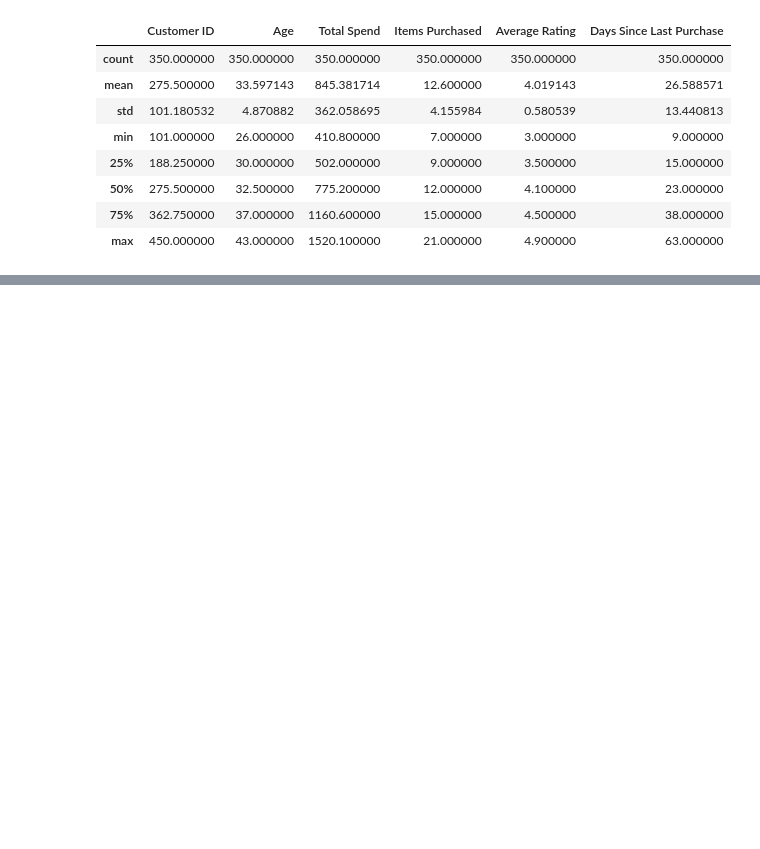
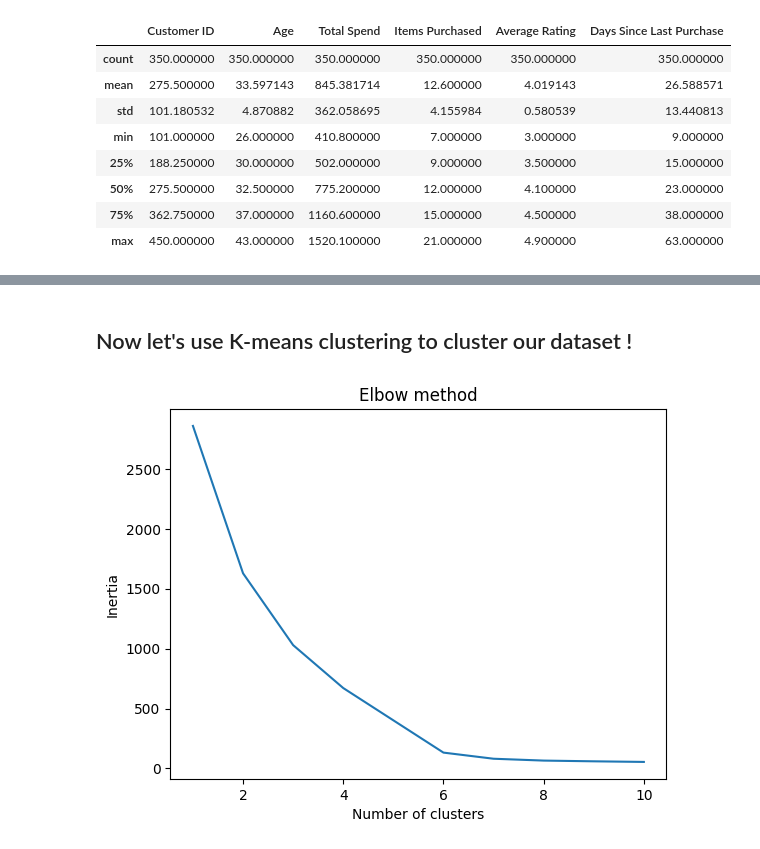
Before and after one commit to LinaSlm/Customer-segmentation-for-targeted-marketing, a Jupyter notebook: analysis.ipynb, the cells around one changed output, grey strips where cells are left out. Saved outputs shown, nothing was run; the diff lists cells and outputs as text; code cells hidden in the pictures; blank space fills up the shorter version.

Commit message:
preprocessing and elbow method

```diff
--- a/analysis.ipynb
+++ b/analysis.ipynb
@@ -89,0 +98,5 @@ df.describe()
+# %%
+# let's create our matrix of features
+
+X = df.drop('Customer ID', axis=1)
+X.head()
@@ -89,0 +110,11 @@ df.describe()
+# %%
+# encoding categorical data
+# then scaling the data such that the algorithm won't weight one feature more heavily than another and avoid disproportions
+# this also helps the distance metrics (wcss) more meaningful
+
+ct = ColumnTransformer(transformers=[('encoder', OneHotEncoder(), ['Gender','City','Membership Type','Discount Applied','Satisfaction Level']),
+                                    ('scaler', StandardScaler(), ['Age','Total Spend','Items Purchased','Average Rating','Days Since Last Purchase'])],
+                        remainder='passthrough')
+X = ct.fit_transform(X)
+
+X
@@ -89,0 +135,29 @@ df.describe()
+# %% [markdown]
+Now let's use K-means clustering to cluster our dataset !
+-----
+# %%
+# first we have to find the adequate number of cluster for our model
+# we choose to use the elbow method
+
+def find_k(matrix):
+    wcss = []
+
+    for i in range(1,11):
+        kmeans = KMeans(init='k-means++', n_clusters= i, random_state=42)
+        kmeans.fit(matrix)
+        wcss.append(kmeans.inertia_)
+
+    return wcss
+# %%
+# now let's plot it
+
+inertias = find_k(X)
+n_cluster = list(range(1,11))
+
+plt.plot(n_cluster, inertias)
+plt.xlabel('Number of clusters')
+plt.ylabel('Inertia')
+plt.title('Elbow method')
+plt.show()
+# %% [output]
+[figure, added]
```
Also changed, not shown: parts of 5 cells of this notebook.
